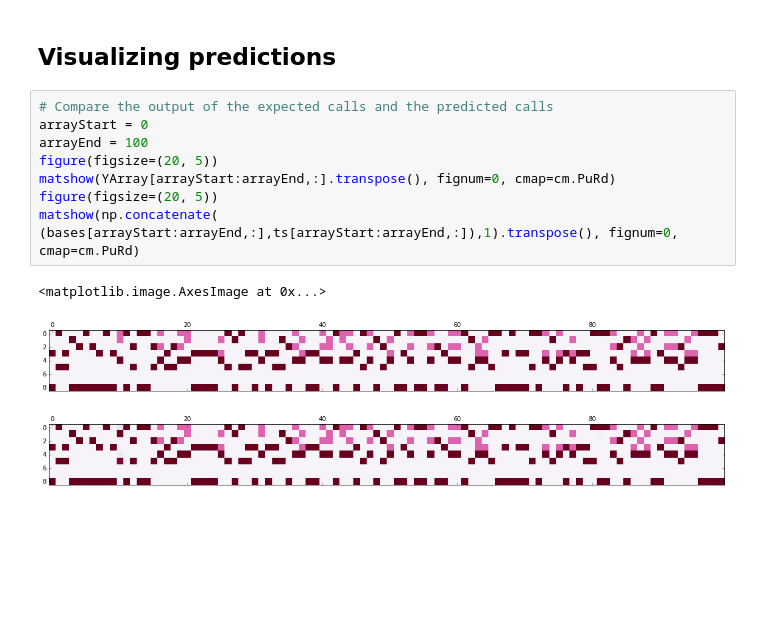
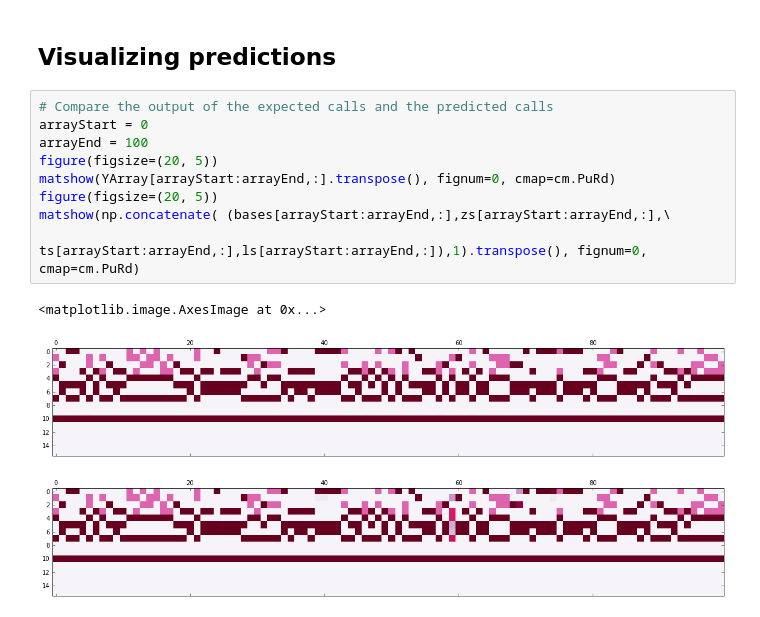
Before and after one commit to aquaskyline/Clairvoyante, a Jupyter notebook: jupyter_nb/playground.ipynb, the cells around one changed output. Drawn from its saved outputs; the diff is of its cells as text; blank space fills up the shorter version.

```diff
--- a/jupyter_nb/playground.ipynb
+++ b/jupyter_nb/playground.ipynb
@@ -130,12 +189,13 @@ Version 1 model, evaluation on variant type:
 # %%
 # Compare the output of the expected calls and the predicted calls
 arrayStart = 0
 arrayEnd = 100
 figure(figsize=(20, 5))
 matshow(YArray[arrayStart:arrayEnd,:].transpose(), fignum=0, cmap=cm.PuRd)
 figure(figsize=(20, 5))
-matshow(np.concatenate( (bases[arrayStart:arrayEnd,:],ts[arrayStart:arrayEnd,:]),1).transpose(), fignum=0, cmap=cm.PuRd)
+matshow(np.concatenate( (bases[arrayStart:arrayEnd,:],zs[arrayStart:arrayEnd,:],\
+                         ts[arrayStart:arrayEnd,:],ls[arrayStart:arrayEnd,:]),1).transpose(), fignum=0, cmap=cm.PuRd)
 # %% [output]
 <matplotlib.image.AxesImage at 0x...>
-[figure, old version]
+[figure, new version]
-[figure, old version]
+[figure, new version]
```
Also changed, not shown: parts of 6 cells of this notebook, 3 other files.
